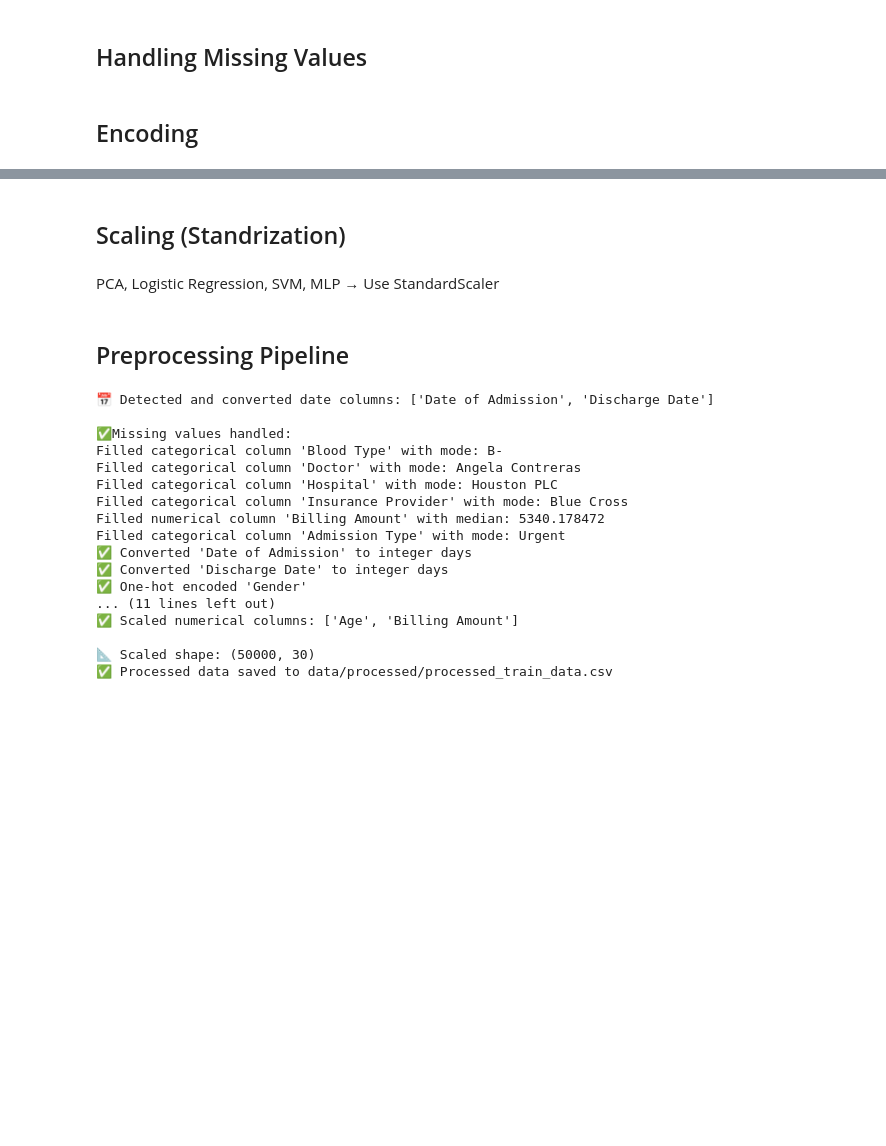
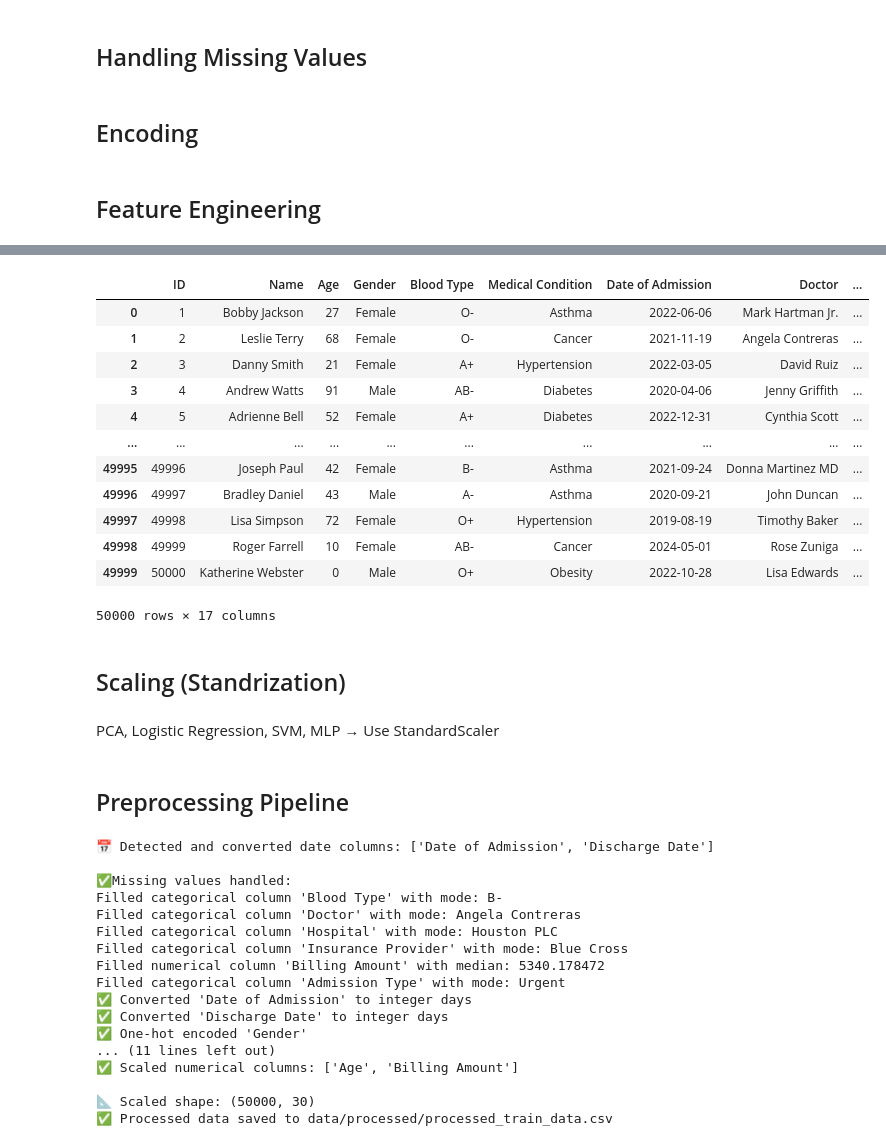
Before and after one commit to AlaaWaleedd/Healthcare_test_results_classification-, a Jupyter notebook: notebooks/data_preprocessing/preprocessing.ipynb, the cells around one changed output, grey strips where cells are left out. Drawn from its saved outputs; the diff is of its cells as text; code cells hidden in the pictures; blank space fills up the shorter version.

Commit message:
updated preprocessing

```diff
--- a/notebooks/data_preprocessing/preprocessing.ipynb
+++ b/notebooks/data_preprocessing/preprocessing.ipynb
@@ -168,7 +231,7 @@ def handle_missing_values(df):
 # handled_missing=handle_missing_values(fixed_datatypes)
 # preprocessor.save_processed_df(handled_missing,"processed_train_data.csv",output_dir="data/processed")
 # %% [markdown]
-<h2>Encoding</h2>
+<h2 id="encoding">Encoding</h2>
 # %%
 def encoding_features(df, max_unique_threshold=20):
     df = df.copy()
@@ -244,3 +307,58 @@ def encoding_features(df, max_unique_threshold=20):
 # preprocessor.save_processed_df(encoded_df, "processed_train_data.csv", output_dir="data/processed")
 
 # encoded_df.head()
+# %% [markdown]
+<h2 id="feature-engineering">Feature Engineering</h2>
+# %%
+def calculate_los(df, admission_col='Date of Admission', discharge_col='Discharge Date',
+                 dayfirst=True, fix_errors=True, verbose=True):
+    """
+    Calculate Length of Stay (LOS) in days between admission and discharge dates.
+    """
+
+    # Parse dates with error handling
+    df[admission_col] = pd.to_datetime(df[admission_col], dayfirst=dayfirst, errors='coerce')
+    df[discharge_col] = pd.to_datetime(df[discharge_col], dayfirst=dayfirst, errors='coerce')
+
+    # Calculate LOS
+    df['LOS_days'] = (df[discharge_col] - df[admission_col]).dt.days
+
+    if verbose:
+        # Show parsing success rate
+        n_missing = df[['LOS_days']].isna().sum().values[0]
+        print(f"Successfully parsed {len(df) - n_missing}/{len(df)} rows ({n_missing} failed)")
+
+        # Show LOS statistics
+        if n_missing < len(df):
+            print("\nLOS statistics (before fixes):")
+            print(df['LOS_days'].describe())
+
+    # Fix common issues
+    if fix_errors:
+        # Fix negative LOS (swap dates)
+        neg_mask = df['LOS_days'] < 0
+        if verbose and neg_mask.any():
+            print(f"\nFound {neg_mask.sum()} negative LOS values (swapping dates)")
+
+        df.loc[neg_mask, [admission_col, discharge_col]] = (
+            df.loc[neg_mask, [discharge_col, admission_col]].values
+        )
+
+        # Recalculate LOS after fixes
+        df['LOS_days'] = (df[discharge_col] - df[admission_col]).dt.days
+
+        # Cap unrealistic LOS (optional)
+        upper_limit = 365  # 1 year as maximum reasonable stay
+        long_stays = df['LOS_days'] > upper_limit
+        if verbose and long_stays.any():
+            print(f"Found {long_stays.sum()} stays > {upper_limit} days (capping at {upper_limit})")
+            df.loc[long_stays, 'LOS_days'] = upper_limit
+
+    if verbose:
+        print("\nSample of results:")
+        print(df[[admission_col, discharge_col, 'LOS_days']].head())
+
+    return df
+
+# calculate_los(fixed_datatypes)
+# %% [output]
@@ -247,5 +382,18 @@ def encoding_features(df, max_unique_threshold=20):
+|  | ID | Name | Age | Gender | Blood Type | Medical Condition | Date of Admission | Doctor | ... |
+| 0 | 1 | Bobby Jackson | 27 | Female | O- | Asthma | 2022-06-06 | Mark Hartman Jr. | ... |
+| 1 | 2 | Leslie Terry | 68 | Female | O- | Cancer | 2021-11-19 | Angela Contreras | ... |
+| 2 | 3 | Danny Smith | 21 | Female | A+ | Hypertension | 2022-03-05 | David Ruiz | ... |
+| 3 | 4 | Andrew Watts | 91 | Male | AB- | Diabetes | 2020-04-06 | Jenny Griffith | ... |
+| 4 | 5 | Adrienne Bell | 52 | Female | A+ | Diabetes | 2022-12-31 | Cynthia Scott | ... |
+| ... | ... | ... | ... | ... | ... | ... | ... | ... | ... |
+| 49995 | 49996 | Joseph Paul | 42 | Female | B- | Asthma | 2021-09-24 | Donna Martinez MD | ... |
+| 49996 | 49997 | Bradley Daniel | 43 | Male | A- | Asthma | 2020-09-21 | John Duncan | ... |
+| 49997 | 49998 | Lisa Simpson | 72 | Female | O+ | Hypertension | 2019-08-19 | Timothy Baker | ... |
+| 49998 | 49999 | Roger Farrell | 10 | Female | AB- | Cancer | 2024-05-01 | Rose Zuniga | ... |
+| 49999 | 50000 | Katherine Webster | 0 | Male | O+ | Obesity | 2022-10-28 | Lisa Edwards | ... |
+50000 rows × 17 columns
 # %% [markdown]
-<h2>Scaling (Standrization)</h2>
+<h2 id="scaling">Scaling (Standrization)</h2>
 # %% [markdown]
 
 PCA, Logistic Regression, SVM, MLP → Use StandardScaler
@@ -271,7 +419,7 @@ def scale_numerical_features(df: pd.DataFrame) -> pd.DataFrame:
 #  preprocessor.save_processed_df(scaled_df,"processed_train_data.csv",output_dir="data/processed")
 #  scaled_df.head()
 # %% [markdown]
-<h2>Preprocessing Pipeline</h2>
+<h2 id="pipeline">Preprocessing Pipeline</h2>
 # %%
 import os
 
```
Also changed, not shown: parts of 6 cells of this notebook, 1 other file.
